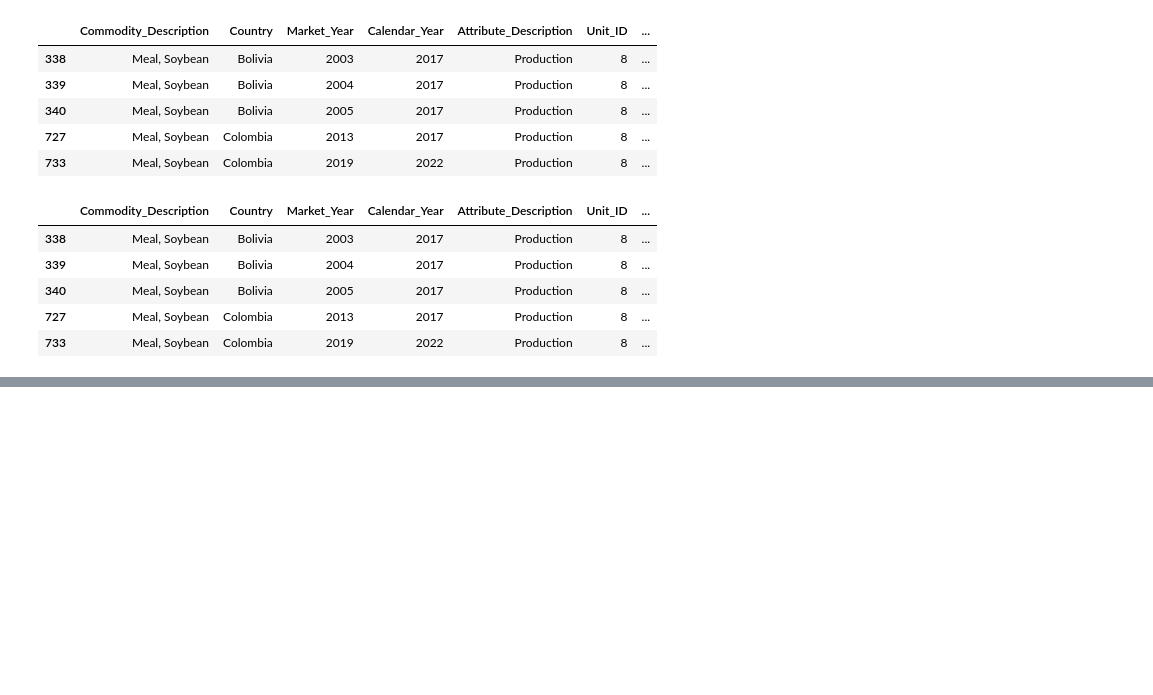
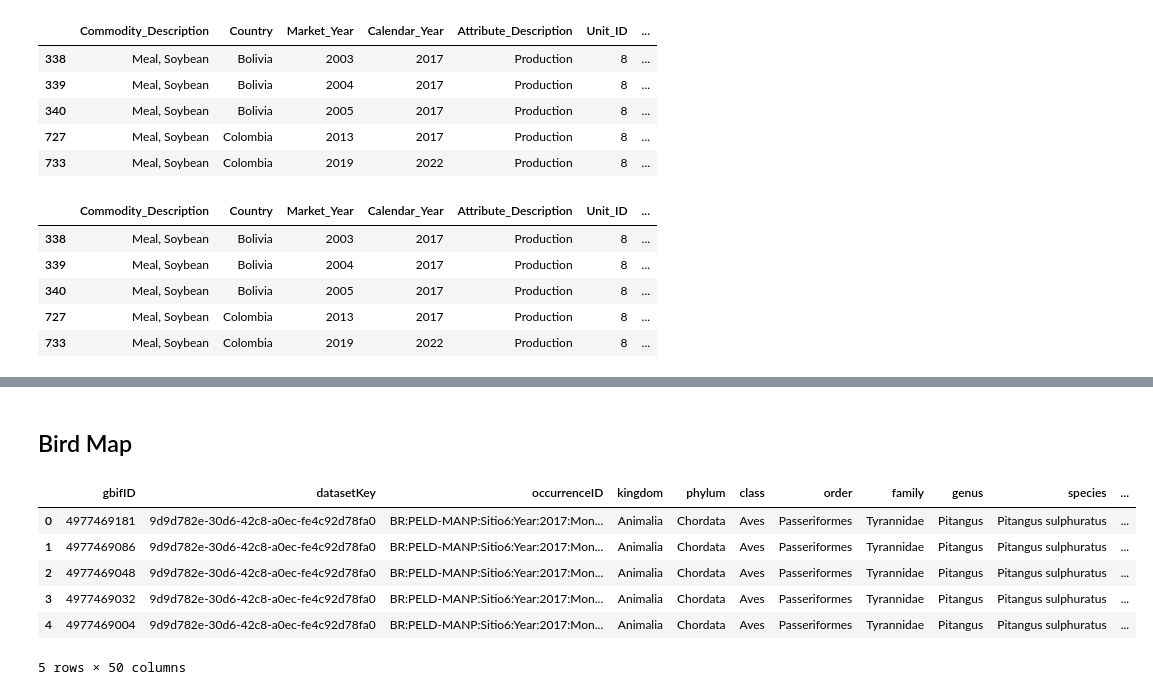
Before and after one commit to tinksjain22/bird-migration-group-4, a Jupyter notebook: southamerica_soyproduction.ipynb, the cells around one changed output, grey strips where cells are left out. Saved outputs shown, nothing was run; the diff lists cells and outputs as text; code cells hidden in the pictures; blank space fills up the shorter version.

Commit message:
updating bird paths

```diff
--- a/southamerica_soyproduction.ipynb
+++ b/southamerica_soyproduction.ipynb
@@ -207,0 +192,14 @@ map.show()
+# %% [markdown]
+## Bird Map
+# %%
+# Load Bird 2017 CSV file into Pandas DataFrame
+bird = pd.read_csv("resources/brazil_birds_2017.csv")
+bird.head()
+# %% [output]
+|  | gbifID | datasetKey | occurrenceID | kingdom | phylum | class | order | family | genus | species | ... |
+| 0 | 4977469181 | 9d9d782e-30d6-42c8-a0ec-fe4c92d78fa0 | BR:PELD-MANP:Sitio6:Year:2017:Mon... | Animalia | Chordata | Aves | Passeriformes | Tyrannidae | Pitangus | Pitangus sulphuratus | ... |
+| 1 | 4977469086 | 9d9d782e-30d6-42c8-a0ec-fe4c92d78fa0 | BR:PELD-MANP:Sitio6:Year:2017:Mon... | Animalia | Chordata | Aves | Passeriformes | Tyrannidae | Pitangus | Pitangus sulphuratus | ... |
+| 2 | 4977469048 | 9d9d782e-30d6-42c8-a0ec-fe4c92d78fa0 | BR:PELD-MANP:Sitio6:Year:2017:Mon... | Animalia | Chordata | Aves | Passeriformes | Tyrannidae | Pitangus | Pitangus sulphuratus | ... |
+| 3 | 4977469032 | 9d9d782e-30d6-42c8-a0ec-fe4c92d78fa0 | BR:PELD-MANP:Sitio6:Year:2017:Mon... | Animalia | Chordata | Aves | Passeriformes | Tyrannidae | Pitangus | Pitangus sulphuratus | ... |
+| 4 | 4977469004 | 9d9d782e-30d6-42c8-a0ec-fe4c92d78fa0 | BR:PELD-MANP:Sitio6:Year:2017:Mon... | Animalia | Chordata | Aves | Passeriformes | Tyrannidae | Pitangus | Pitangus sulphuratus | ... |
+5 rows × 50 columns
```
Also changed, not shown: parts of 11 cells of this notebook, 6 other files.
